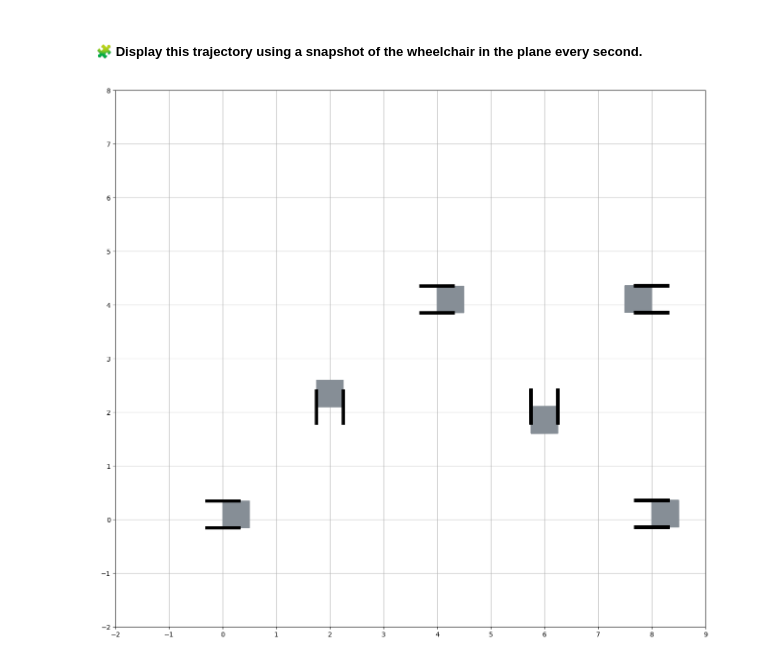
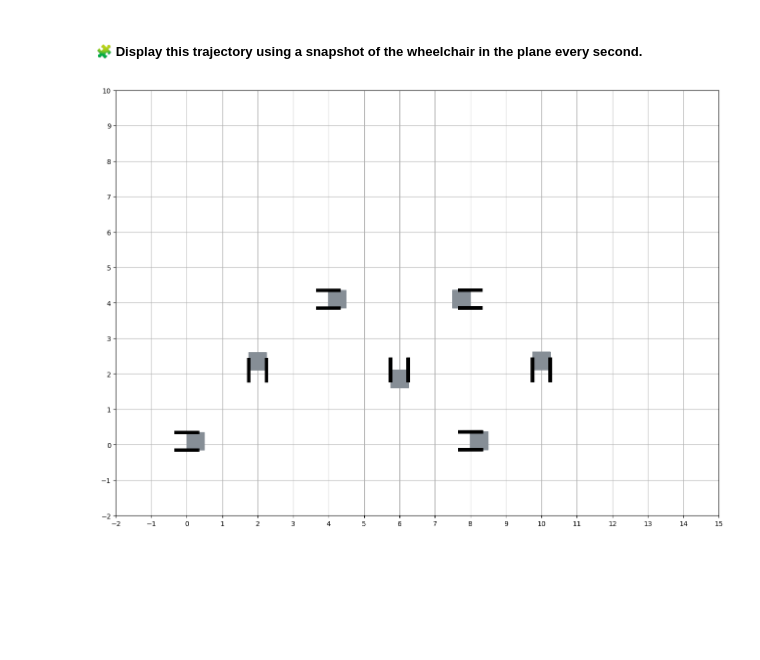
Before and after one commit to Centino00/control-engineering-with-python-project-2022-2023, a Jupyter notebook: Project_2.ipynb, the cells around one changed output. Drawn from its saved outputs; the diff is of its cells as text; code cells hidden in the pictures; blank space fills up the shorter version.

```diff
--- a/Project_2.ipynb
+++ b/Project_2.ipynb
@@ -724,8 +724,8 @@ We can verify that x and y are always less than 10 cm, so that the control condi
 # %%
 t = linspace(0.0, 20.0, 20+1)
 sol_t = r["sol"](t)
-draw_arena(-2,9 , -2, 8)
+draw_arena(-2,15 , -2, 10)
 for x, y, theta in sol_t.T:
     draw_wheelchair(x, y, theta)
 # %% [output]
-[figure, old version]
+[figure, new version]
```
